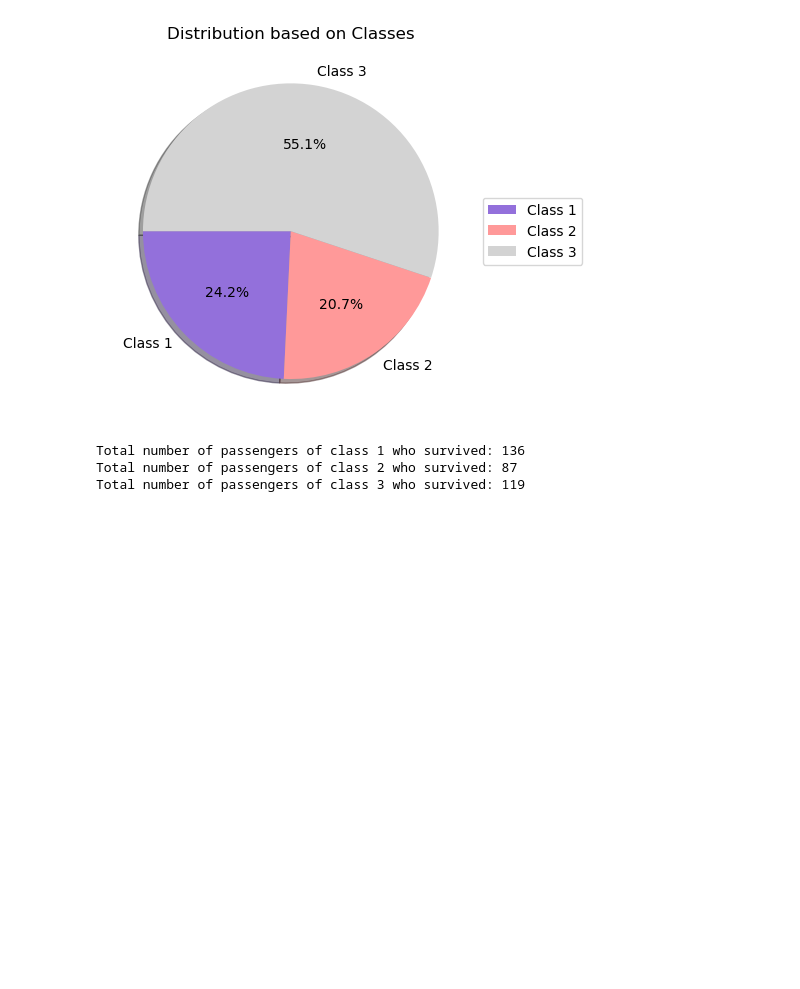
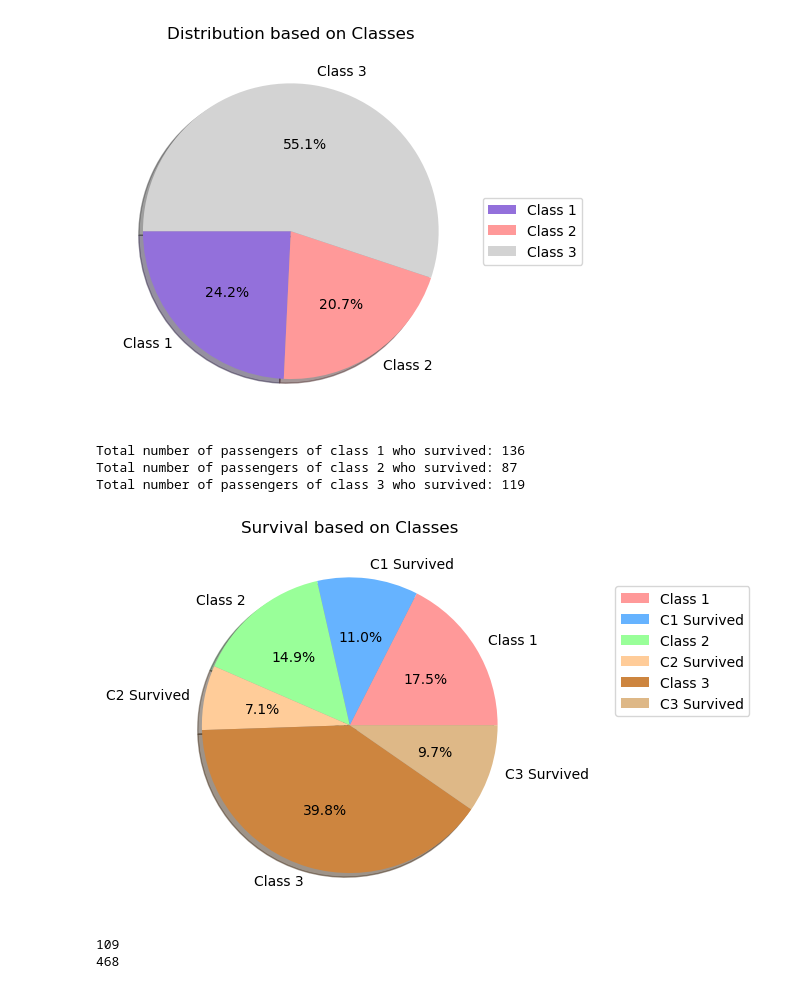
Before and after one commit to shiffa-04/Titanic-Data-set, a Jupyter notebook: Data-set.ipynb, the cells around one changed output. Drawn from its saved outputs; the diff is of its cells as text; code cells hidden in the pictures; blank space fills up the shorter version.

```diff
--- a/Data-set.ipynb
+++ b/Data-set.ipynb
@@ -134,3 +134,30 @@ print(f"Total number of passengers of class 3 who survived: {class3_survived}")
 Total number of passengers of class 1 who survived: 136
 Total number of passengers of class 2 who survived: 87
 Total number of passengers of class 3 who survived: 119
+# %%
+import matplotlib.pyplot as plt
+
+shades = ['#ff9999','#66b3ff','#99ff99','#ffcc99', 'peru','burlywood']
+data={
+    'Class 1' : class1_passengers,
+    'C1 Survived': class1_survived,
+    'Class 2' : class2_passengers,
+    'C2 Survived': class2_survived,
+    'Class 3' : class3_passengers,
+    'C3 Survived': class3_survived
+}
+plt.title("Survival based on Classes")
+plt.pie(data.values(), labels=data.keys(), shadow=True, colors=shades, autopct='%2.1f%%')
+plt.legend(loc ='center left', bbox_to_anchor=(1.2,0.7))
+plt.show()
+# %% [output]
+[figure, added]
+# %%
+#total male vs male who survived
+male_survived = ((df['Sex']=='male') & (df['Survived'] == 1)).sum()
+print(male_survived)
+male_died = ((df['Sex']=='male') & (df['Survived'] == 0)).sum()
+print(male_died)
+# %% [output]
+109
+468
```
Also changed, not shown: parts of 3 cells of this notebook.
